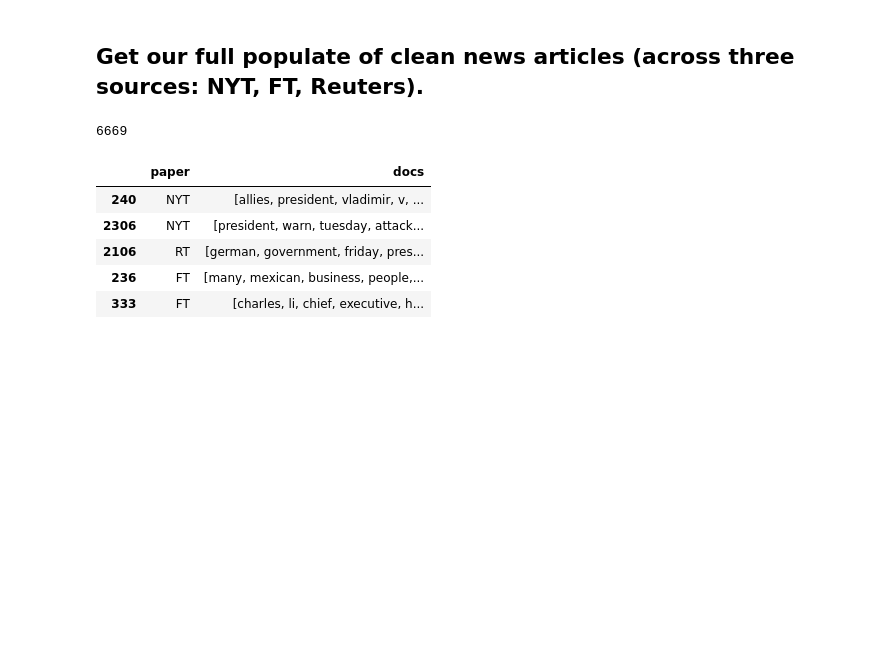
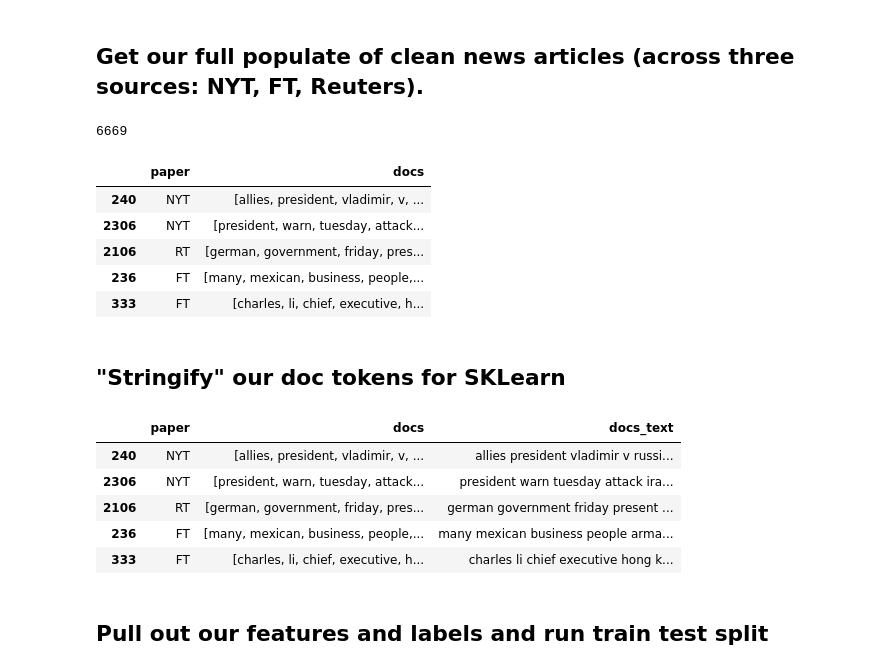
Before and after one commit to markabrennan/nlp_news_classifier, a Jupyter notebook: modeling.ipynb, the cells around one changed output. Drawn from its saved outputs; the diff is of its cells as text; code cells hidden in the pictures; blank space fills up the shorter version.

```diff
--- a/modeling.ipynb
+++ b/modeling.ipynb
@@ -121,3 +124,18 @@ news_df.head()
 | 2106 | RT | [german, government, friday, pres... |
 | 236 | FT | [many, mexican, business, people,... |
 | 333 | FT | [charles, li, chief, executive, h... |
+# %% [markdown]
+## "Stringify" our doc tokens for SKLearn
+# %%
+news_df['docs_text'] = news_df.docs.apply(lambda x: ' '.join(x))
+# %%
+news_df.head()
+# %% [output]
+|  | paper | docs | docs_text |
+| 240 | NYT | [allies, president, vladimir, v, ... | allies president vladimir v russi... |
+| 2306 | NYT | [president, warn, tuesday, attack... | president warn tuesday attack ira... |
+| 2106 | RT | [german, government, friday, pres... | german government friday present ... |
+| 236 | FT | [many, mexican, business, people,... | many mexican business people arma... |
+| 333 | FT | [charles, li, chief, executive, h... | charles li chief executive hong k... |
+# %% [markdown]
+## Pull out our features and labels and run train test split
```
Also changed, not shown: parts of 46 cells of this notebook, 1 other file.
